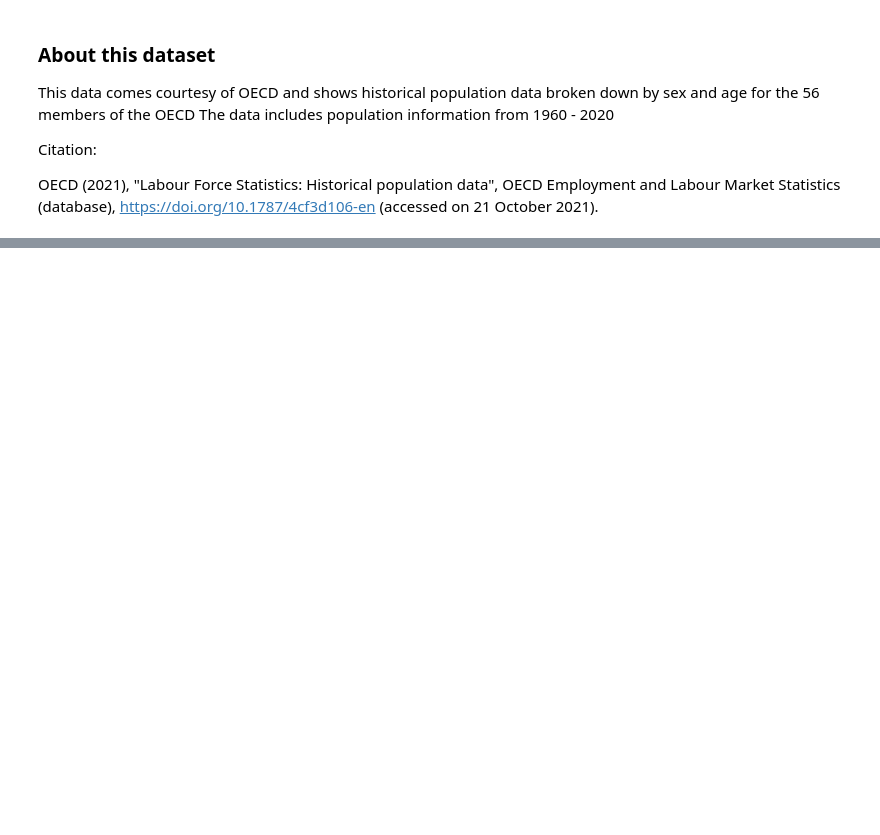
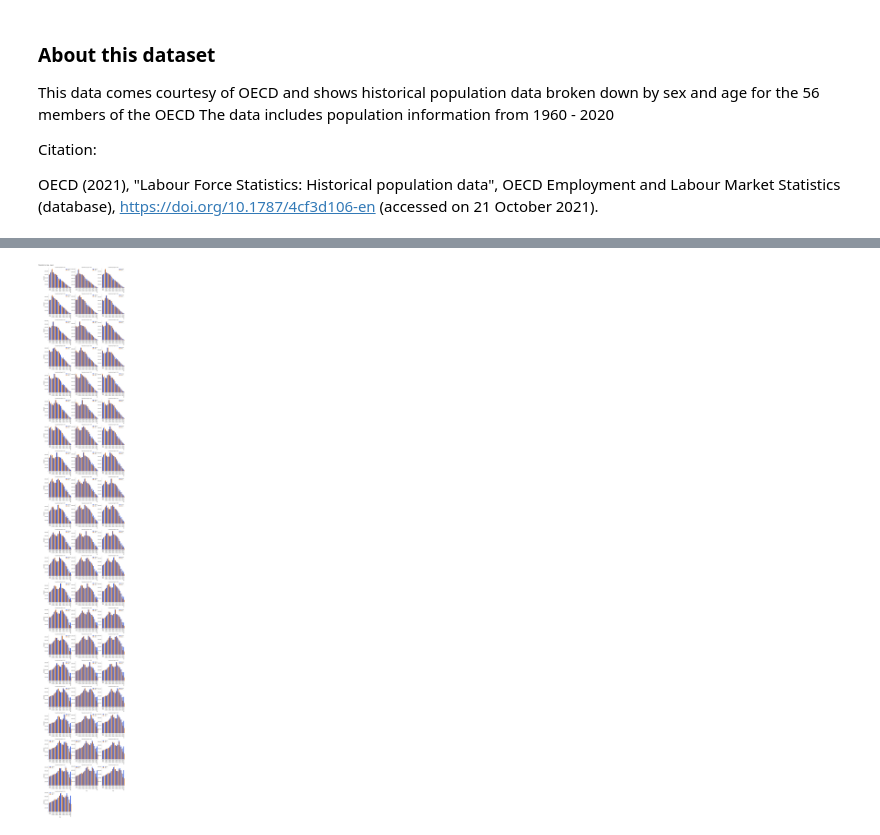
Before and after one commit to cmstorrsfox/portfolio_project, a Jupyter notebook: python_and_r/oop_project/countries_oop.ipynb, the cells around one changed output, grey strips where cells are left out. Saved outputs shown, nothing was run; the diff lists cells and outputs as text; code cells hidden in the pictures; blank space fills up the shorter version.

```diff
--- a/python_and_r/oop_project/countries_oop.ipynb
+++ b/python_and_r/oop_project/countries_oop.ipynb
@@ -223,0 +204,6 @@ help(Country)
+# %%
+japan = Country("Japan")
+
+japan.chart_pop_by_age(by_sex=True)
+# %% [output]
+[figure, added]
```
Also changed, not shown: parts of 2 cells of this notebook.
